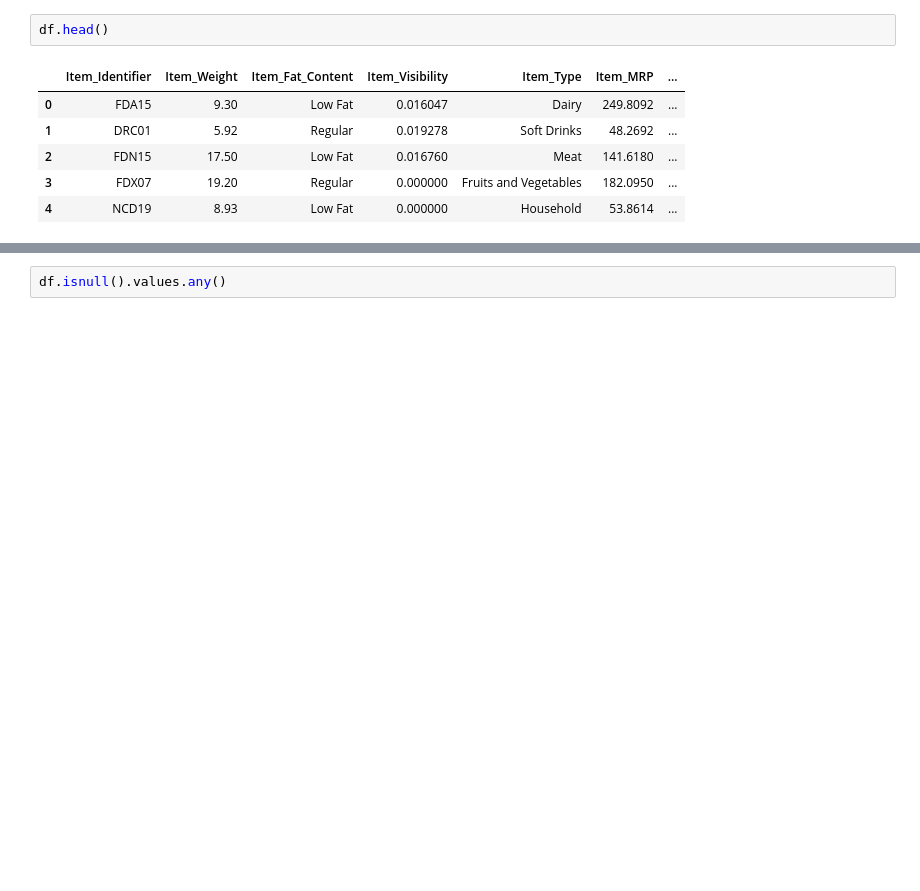
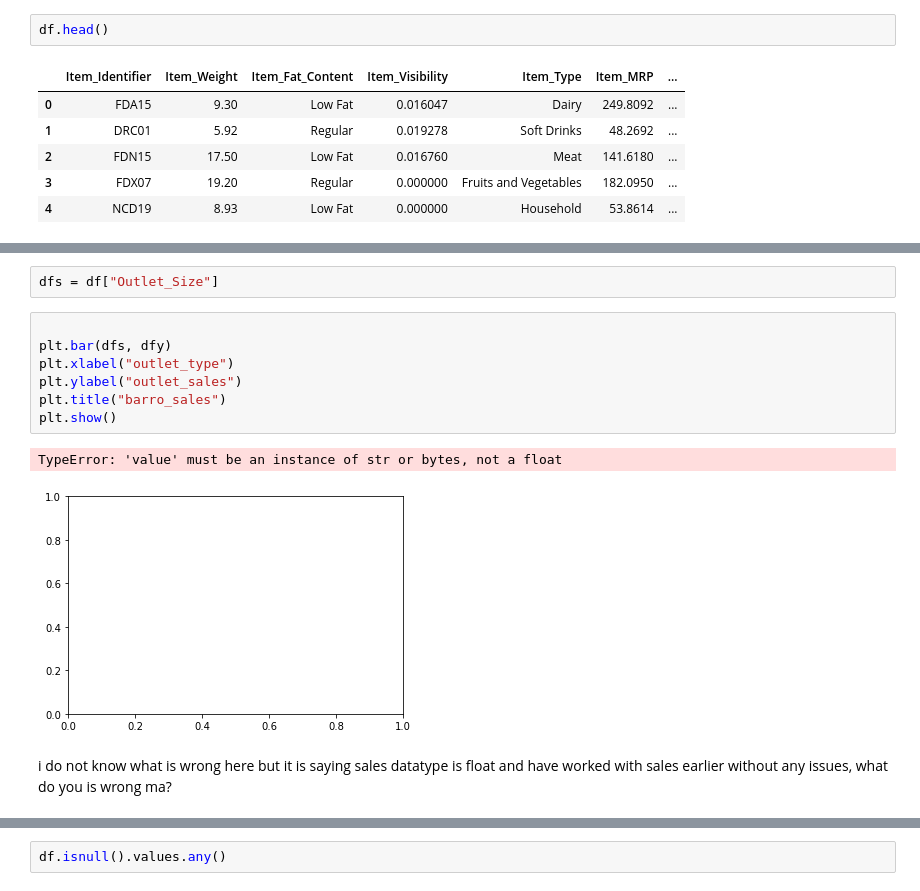
Before and after one commit to Hamzatremilekun/project-assignment, a Jupyter notebook: my tech project.ipynb, the cells around one changed output, grey strips where cells are left out. Saved outputs shown, nothing was run; the diff lists cells and outputs as text; blank space fills up the shorter version.

```diff
--- a/my tech project.ipynb
+++ b/my tech project.ipynb
@@ -31,0 +122,14 @@ df.head()
+# %%
+dfs = df["Outlet_Size"]
+# %%
+
+plt.bar(dfs, dfy)
+plt.xlabel("outlet_type")
+plt.ylabel("outlet_sales")
+plt.title("barro_sales")
+plt.show()
+# %% [output]
+TypeError: 'value' must be an instance of str or bytes, not a float
+[figure, added]
+# %% [markdown]
+i do not know what is wrong here but it is saying sales datatype is float and have worked with sales earlier without any issues, what do you is wrong ma?
```
Also changed, not shown: parts of 39 cells of this notebook.
